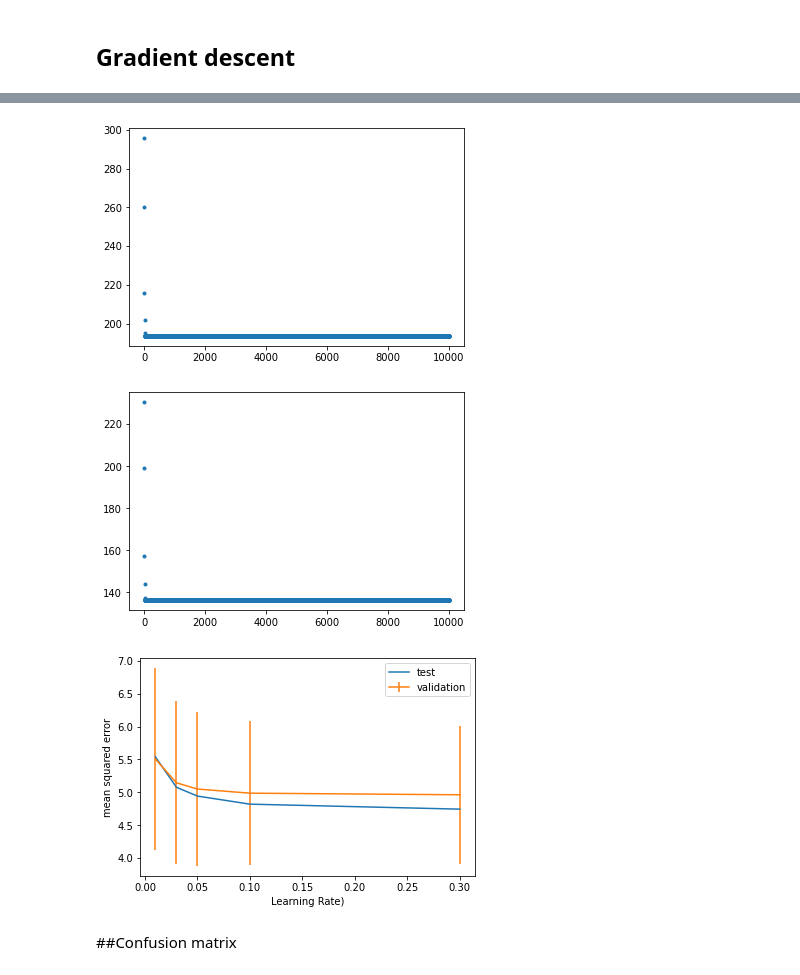
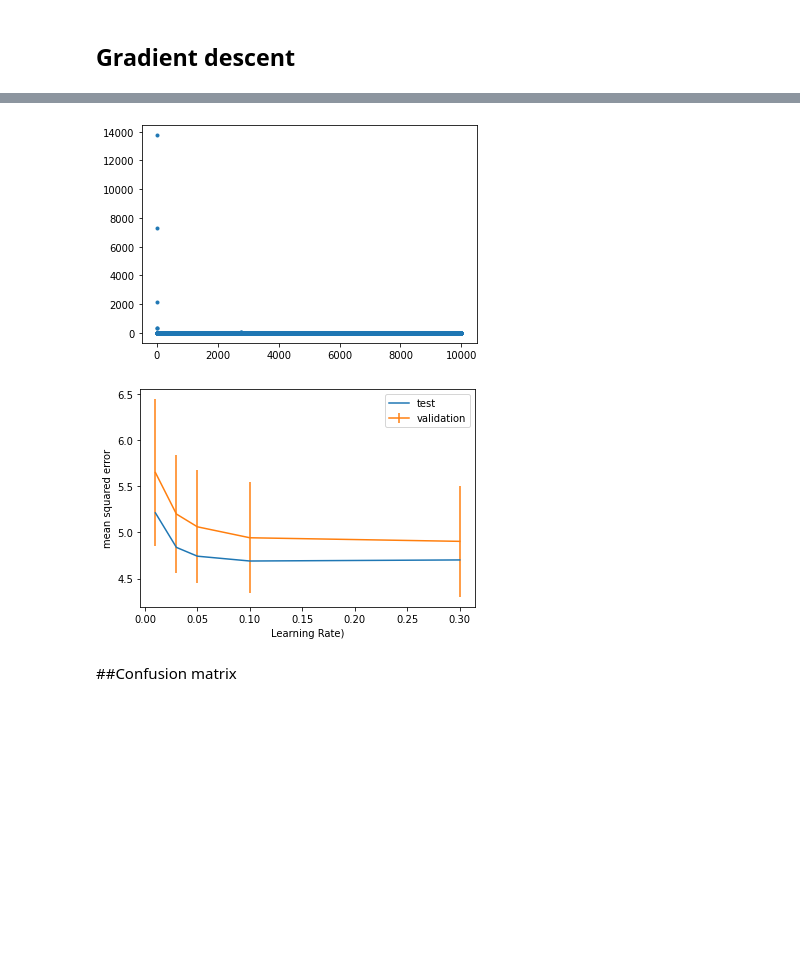
Before and after one commit to VenissaCarolQuadros/COMP551, a Jupyter notebook: COMP551_A1.ipynb, the cells around one changed output, grey strips where cells are left out. Drawn from its saved outputs; the diff is of its cells as text; code cells hidden in the pictures; blank space fills up the shorter version.

```diff
--- a/COMP551_A1.ipynb
+++ b/COMP551_A1.ipynb
@@ -150,7 +158,7 @@ class LinearRegression:
 
 
 
-  def fitGD(self, X, Y, optimizer1):#, optimizer2):
+  def fitGD(self, X, Y, optimizer):#, optimizer2):
       self.X=X
       self.Y=Y
       self.editData()
@@ -160,23 +168,19 @@ class LinearRegression:
           N, D = x.shape
           grad = (x.T@ (yh - y))/N
           return grad, .5*np.mean((yh - y)**2)
-      #w0 = np.zeros(self.X.shape[1])                            # initialize the weights
-      self.w = optimizer1.run(gradient, self.X, self.Y, self.w)      # run the optimizer to get the optimal weights
-      #self.w[:,1] = optimizer2.run(gradient, self.X, self.Y[:,1], self.w[:,1])
+      self.w = optimizer.run(gradient, self.X, self.Y, self.w)
       return
 
-  def fitSGD(self, X, Y, optimizer1, optimizer2):
+  def fitSGD(self, X, Y, optimizer, batch_size):
       self.X=X
       self.Y=Y
       self.editData()
       self.w=np.zeros((self.X.shape[1], self.Y.shape[1]))
-      def gradient(x, y, w, instance):                          # define the gradient function
+      def gradient(x, y, w):                          # define the gradient function
           yh =  x @ w
-          grad = x[instance, :]*(x[instance, :]*w-y[instance])
+          grad = (x.T@ (yh - y))/(batch_size)
           return grad, .5*np.mean((yh - y)**2)
-      #w0 = np.zeros(self.X.shape[1])                            # initialize the weights
-      self.w = optimizer1.run(gradient, self.X, self.Y[:,0], self.w)      # run the optimizer to get the optimal weights
-      #self.w[:,1] = optimizer2.run(gradient, self.X, self.Y[:,1], self.w[:,1])
+      self.w = optimizer.run(gradient, self.X, self.Y, self.w, batch_size)
       return
 
   def predict(self, Xt):
@@ -196,20 +200,23 @@ print("Correlation:", df1.corr(method='pearson'))
 # %%
 #Train test split
 
-train=df1.sample(frac=0.8)
-test=df1.drop(train.index)
+data1= df1.copy(deep=True)
+data1.drop(columns=['orientation','glazing_area_distribution'], inplace=True)
+
+train=data1.sample(frac=0.8)
+test=data1.drop(train.index)
 
 model1= LinearRegression()
 
-X_train= train.iloc[:, :8].to_numpy(copy=True)
+X_train= train.iloc[:, :6].to_numpy(copy=True)
 X_train= X_train/ X_train.max(axis=0)
-Y_train= train.iloc[:, 8:].to_numpy(copy=True)
+Y_train= train.iloc[:, 6:].to_numpy(copy=True)
 
 
 
-X_test= test.iloc[:, :8].to_numpy(copy=True)
+X_test= test.iloc[:, :6].to_numpy(copy=True)
 X_test= X_test/ X_test.max(axis=0)
-Y_test= test.iloc[:, 8:].to_numpy(copy=True)
+Y_test= test.iloc[:, 6:].to_numpy(copy=True)
 # %%
 model1.fitClosedForm(X_train, Y_train)
 Ypredict=model1.predict(X_test)
@@ -220,7 +227,7 @@ print(loss)
 # %% [markdown]
 ## Gradient descent
 # %%
-optimizer = GradientDescent(learning_rate=.1, max_iters=1e4, record_history=False)
+optimizer = GradientDescent(learning_rate=0.1, max_iters=1e4, record_history=False)
 model= LinearRegression()
 model.fitGD(X_train, Y_train, optimizer)
 # %%
@@ -233,5 +240,4 @@ print(loss)
 # %%
-optimizer1 = StochasticGradientDescent(learning_rate=0.02, max_iters=10000, record_history=False) #2.1e-5
-optimizer2 = StochasticGradientDescent(learning_rate=0.001, max_iters=10000, record_history=False) #1.5e-6
+optimizer = StochasticGradientDescent(learning_rate=0.8, max_iters=1e4, record_history=False)
 model= LinearRegression()
-model.fitSGD(X_train, Y_train, optimizer1, optimizer2)
+model.fitSGD(X_train, Y_train, optimizer, 24)
@@ -274,12 +253,9 @@ print(np.c_[Y_test, Ypredict])
 # %%
 import matplotlib.pyplot as plt
-plt.plot(np.arange(len(optimizer1.cost_history)), optimizer1.cost_history, '.')
+plt.plot(np.arange(len(optimizer.cost_history)), optimizer.cost_history, '.')
 plt.show()
-plt.plot(np.arange(len(optimizer2.cost_history)), optimizer2.cost_history, '.')
-plt.show()
 # %% [output]
-[figure, old version]
+[figure, new version]
-[figure, removed]
 # %%
 loss = lambda y, yh: 0.5*np.mean((y-yh)**2)
 num_folds = 5
@@ -289,13 +265,12 @@ err_test, err_valid = np.zeros(len(learning_rates)), np.zeros((len(learning_rate
 for i, K in enumerate(learning_rates):
     #Find the validation errors for num_folds splits for a given K
     for f, (tr, val) in enumerate(cross_validate(X_train.shape[0], num_folds)):
-        optimizer1 = GradientDescent(learning_rate=K, max_iters=1e4, record_history=False)
-        optimizer2 = GradientDescent(learning_rate=K, max_iters=1e4, record_history=False)
+        optimizer = GradientDescent(learning_rate=K, max_iters=1e4, record_history=False)
         #print(X_train.shape, X_train[tr, :].shape, Y_train.shape, Y_train[tr, :].shape)
-        params = model.fitGD(X_train[tr, :], Y_train[tr, :], optimizer1, optimizer2)
+        params = model.fitGD(X_train[tr, :], Y_train[tr, :], optimizer)
         err_valid[i, f] = loss(Y_train[val], model.predict(X_train[val]))
     #this is the part that we don't do in a usual setup. We don't touch the test set until the very end.
-    params = model.fitGD(X_train[tr], Y_train[tr], optimizer1, optimizer2)
+    params = model.fitGD(X_train[tr], Y_train[tr], optimizer)
     err_test[i]= loss(Y_test, model.predict(X_test))
 
 plt.plot(learning_rates, err_test,  label='test')
@@ -305,7 +280,7 @@ plt.xlabel('Learning Rate)')
 plt.ylabel('mean squared error')
 plt.show()
 # %% [output]
-[figure, old version]
+[figure, new version]
 # %% [markdown]
 ##Confusion matrix
 # %%
```
Also changed, not shown: parts of 12 cells of this notebook.
